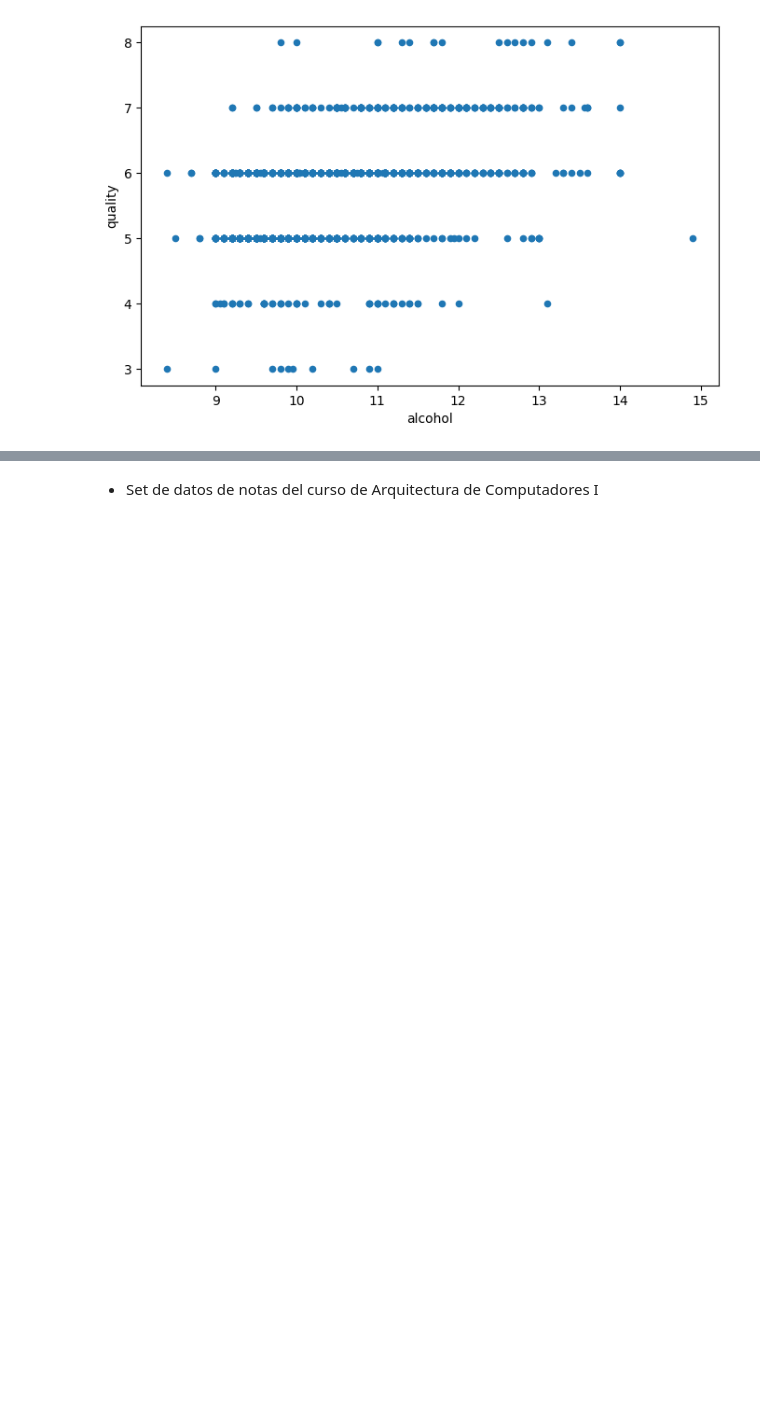
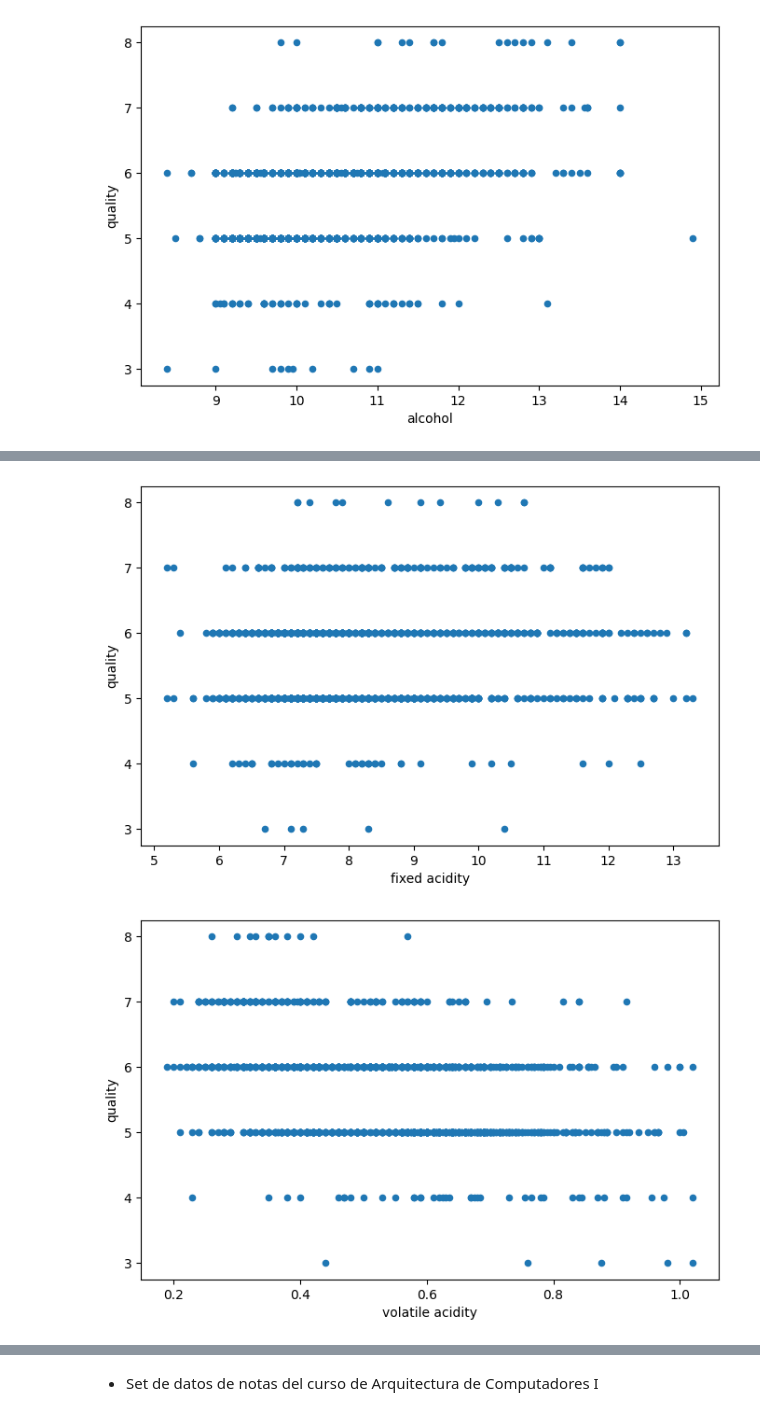
Before and after one commit to JoseDavidSS/Patrones.Project1, a Jupyter notebook: ml_models.ipynb, the cells around one changed output, grey strips where cells are left out. Drawn from its saved outputs; the diff is of its cells as text; code cells hidden in the pictures; blank space fills up the shorter version.

```diff
--- a/ml_models.ipynb
+++ b/ml_models.ipynb
@@ -92,0 +63,71 @@ plt.show()
+# %%
+"""
+Data preprocessing - outlier treatment
+eliminating items from outside from of the
+1.5 * Inter Quartile Range (0.125% to 0.875% of the data)
+"""
+l_limit_perc = 0.01
+h_limit_perc = 0.99
+
+# fixed acidity
+low_limit = df_wine['fixed acidity'].quantile(l_limit_perc)
+high_limit = df_wine['fixed acidity'].quantile(h_limit_perc)
+df_wine = df_wine.loc[(df_wine['fixed acidity'] >= low_limit) & (df_wine['fixed acidity'] <= high_limit)]
+
+# volatile acidity
+low_limit = df_wine['volatile acidity'].quantile(l_limit_perc)
+high_limit = df_wine['volatile acidity'].quantile(h_limit_perc)
+df_wine = df_wine.loc[(df_wine['volatile acidity'] >= low_limit) & (df_wine['volatile acidity'] <= high_limit)]
+
+# citric acid
+low_limit = df_wine['citric acid'].quantile(l_limit_perc)
+high_limit = df_wine['citric acid'].quantile(h_limit_perc)
+df_wine = df_wine.loc[(df_wine['citric acid'] >= low_limit) & (df_wine['citric acid'] <= high_limit)]
+
+# residual sugar
+low_limit = df_wine['residual sugar'].quantile(l_limit_perc)
+high_limit = df_wine['residual sugar'].quantile(h_limit_perc)
+df_wine = df_wine.loc[(df_wine['residual sugar'] >= low_limit) & (df_wine['residual sugar'] <= high_limit)]
+
+# chlorides
+low_limit = df_wine['chlorides'].quantile(l_limit_perc)
+high_limit = df_wine['chlorides'].quantile(h_limit_perc)
+df_wine = df_wine.loc[(df_wine['chlorides'] >= low_limit) & (df_wine['chlorides'] <= high_limit)]
+
+# free sulfur dioxide
+low_limit = df_wine['free sulfur dioxide'].quantile(l_limit_perc)
+high_limit = df_wine['free sulfur dioxide'].quantile(h_limit_perc)
+df_wine = df_wine.loc[(df_wine['free sulfur dioxide'] >= low_limit) & (df_wine['free sulfur dioxide'] <= high_limit)]
+
+# total sulfur dioxide
+low_limit = df_wine['total sulfur dioxide'].quantile(l_limit_perc)
+high_limit = df_wine['total sulfur dioxide'].quantile(h_limit_perc)
+df_wine = df_wine.loc[(df_wine['total sulfur dioxide'] >= low_limit) & (df_wine['total sulfur dioxide'] <= high_limit)]
+
+# density
+low_limit = df_wine['density'].quantile(l_limit_perc)
+high_limit = df_wine['density'].quantile(h_limit_perc)
+df_wine = df_wine.loc[(df_wine['density'] >= low_limit) & (df_wine['density'] <= high_limit)]
+
+# pH
+low_limit = df_wine['pH'].quantile(l_limit_perc)
+high_limit = df_wine['pH'].quantile(h_limit_perc)
+df_wine = df_wine.loc[(df_wine['pH'] >= low_limit) & (df_wine['pH'] <= high_limit)]
+
+# sulphates
+low_limit = df_wine['sulphates'].quantile(l_limit_perc)
+high_limit = df_wine['sulphates'].quantile(h_limit_perc)
+df_wine = df_wine.loc[(df_wine['sulphates'] >= low_limit) & (df_wine['sulphates'] <= high_limit)]
+
+# alcohol
+low_limit = df_wine['alcohol'].quantile(l_limit_perc)
+high_limit = df_wine['alcohol'].quantile(h_limit_perc)
+df_wine = df_wine.loc[(df_wine['alcohol'] >= low_limit) & (df_wine['alcohol'] <= high_limit)]
+
+# visualizing the values of each feature and the comparison to the output
+for col in df_wine.columns[:-1]:
+    df_wine.plot(x=col, y='quality', kind='scatter', figsize=(8, 5))
+plt.show()
+# %% [output]
+[figure, added]
+[figure, added]
```
Also changed, not shown: parts of 4 cells of this notebook.
